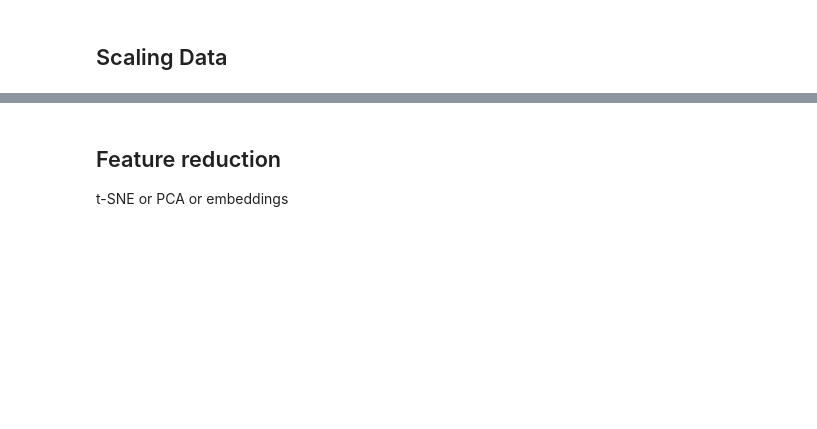
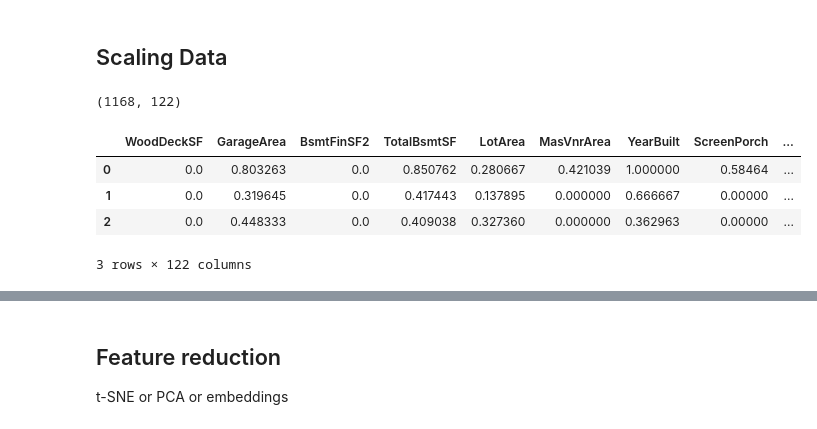
Before and after one commit to datasciencewithpinaki/ML_Templates, a Jupyter notebook: exploration.ipynb, the cells around one changed output, grey strips where cells are left out. Drawn from its saved outputs; the diff is of its cells as text; code cells hidden in the pictures; blank space fills up the shorter version.

```diff
--- a/exploration.ipynb
+++ b/exploration.ipynb
@@ -461,2 +482,12 @@ To be incorporated later
 # %% [markdown]
 ## Scaling Data
+# %%
+PP_obj.X_train_sc.shape
+PP_obj.X_train_sc.head(3)
+# %% [output]
+(1168, 122)
+|  | WoodDeckSF | GarageArea | BsmtFinSF2 | TotalBsmtSF | LotArea | MasVnrArea | YearBuilt | ScreenPorch | ... |
+| 0 | 0.0 | 0.803263 | 0.0 | 0.850762 | 0.280667 | 0.421039 | 1.000000 | 0.58464 | ... |
+| 1 | 0.0 | 0.319645 | 0.0 | 0.417443 | 0.137895 | 0.000000 | 0.666667 | 0.00000 | ... |
+| 2 | 0.0 | 0.448333 | 0.0 | 0.409038 | 0.327360 | 0.000000 | 0.362963 | 0.00000 | ... |
+3 rows × 122 columns
```
Also changed, not shown: parts of 29 cells of this notebook, 2 other files.
